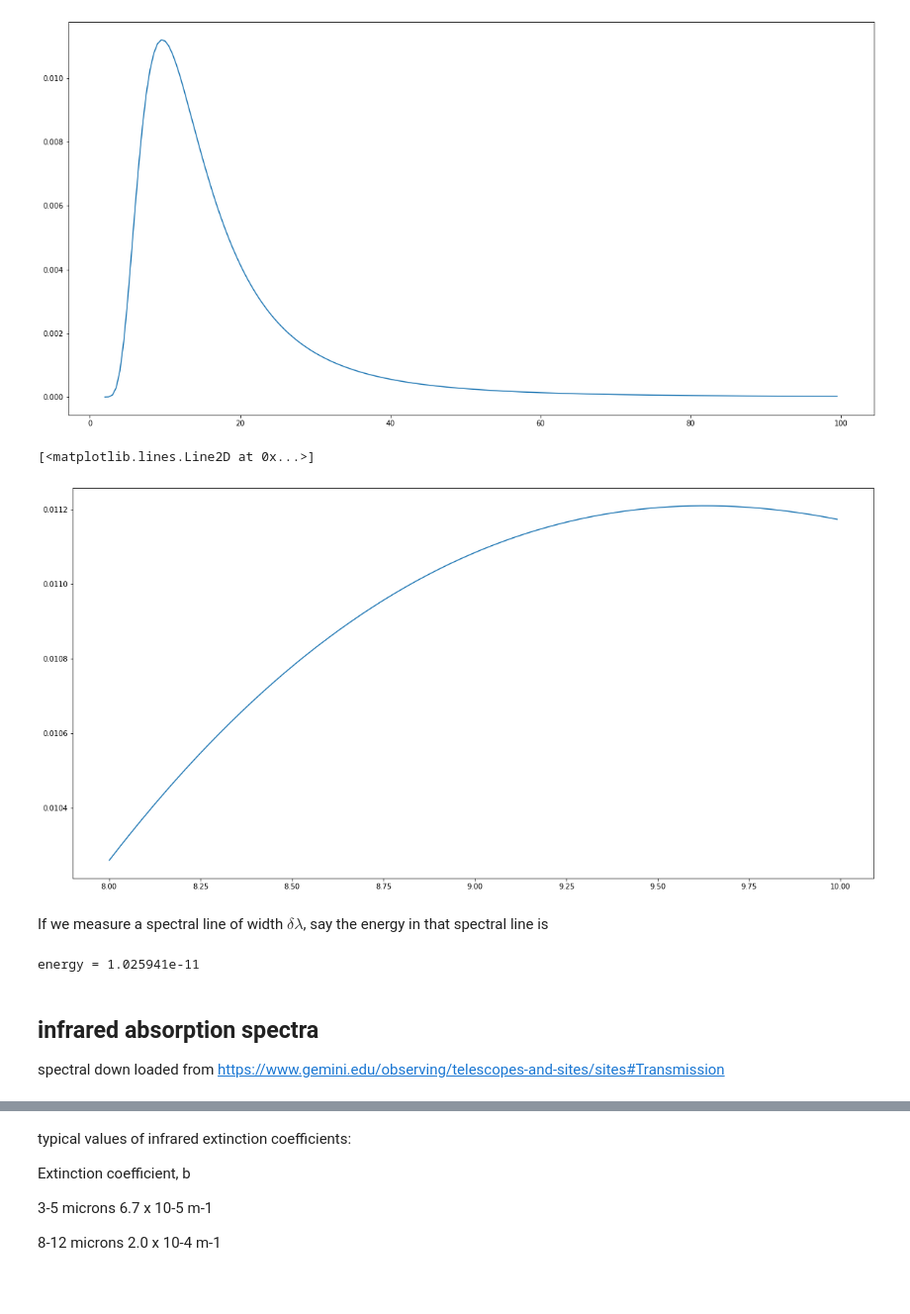
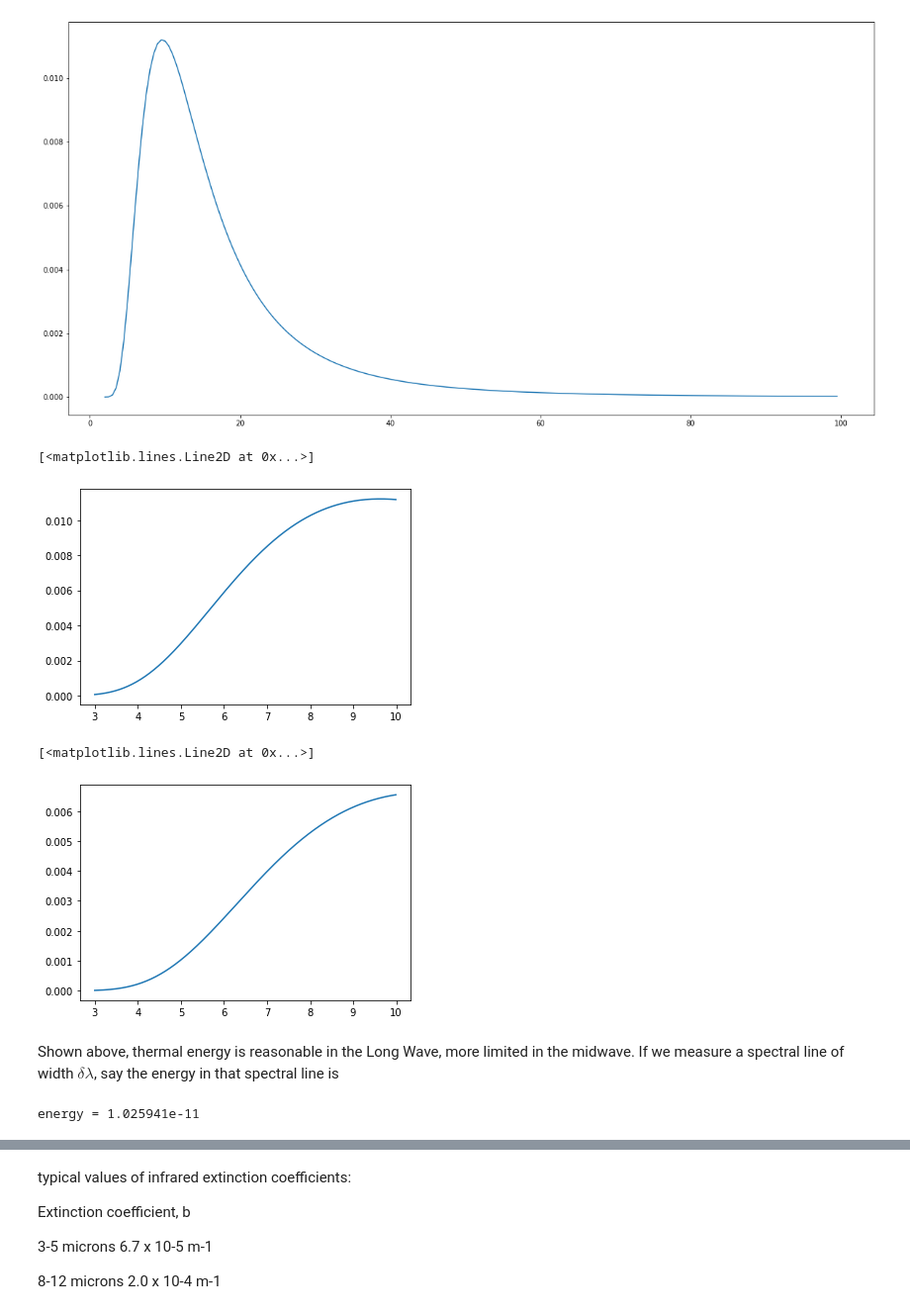
Before and after one commit to djbrady/invisibleHeadlights, a Jupyter notebook: DARPAInvisibleHeadlights.ipynb, the cells around one changed output, grey strips where cells are left out. Shown at 99% size. Saved outputs shown, nothing was run; the diff lists cells and outputs as text; code cells hidden in the pictures; blank space fills up the shorter version.

```diff
--- a/DARPAInvisibleHeadlights.ipynb
+++ b/DARPAInvisibleHeadlights.ipynb
@@ -82,13 +96,19 @@ plt.plot(lamR,B(10**(-6)*lamR,300,.1,300,.1))
 [<matplotlib.lines.Line2D at 0x...>]
 [figure]
 # %%
-lamR=np.arange(8,10,.01);
+lamR=np.arange(3,10,.01);
 plt.plot(lamR,B(10**(-6)*lamR,300,.1,300,.1))
 # %% [output]
 [<matplotlib.lines.Line2D at 0x...>]
-[figure, old version]
+[figure, new version]
+# %%
+lamR=np.arange(3,10,.01);
+plt.plot(lamR,B(10**(-6)*lamR,270,.1,300,.1))
+# %% [output]
+[<matplotlib.lines.Line2D at 0x...>]
+[figure, added]
 # %% [markdown]
-If we measure a spectral line of width $\delta \lambda$, say  the energy in that spectral line is
+Shown above, thermal energy is reasonable in the Long Wave, more limited in the midwave. If we measure a spectral line of width $\delta \lambda$, say  the energy in that spectral line is
 # %%
 dl=10.**-9 # 1 nm
 lam = 8.*10.**-6 # 8 micorns
@@ -96,7 +116,3 @@ energy=dl*B(lam,300,.1,300,.1)
 print('energy = %e'%energy)
 # %% [output]
 energy = 1.025941e-11
-# %% [markdown]
-## infrared absorption spectra
-spectral down loaded from
-https://www.gemini.edu/observing/telescopes-and-sites/sites#Transmission
```
Also changed, not shown: parts of 53 cells of this notebook.
